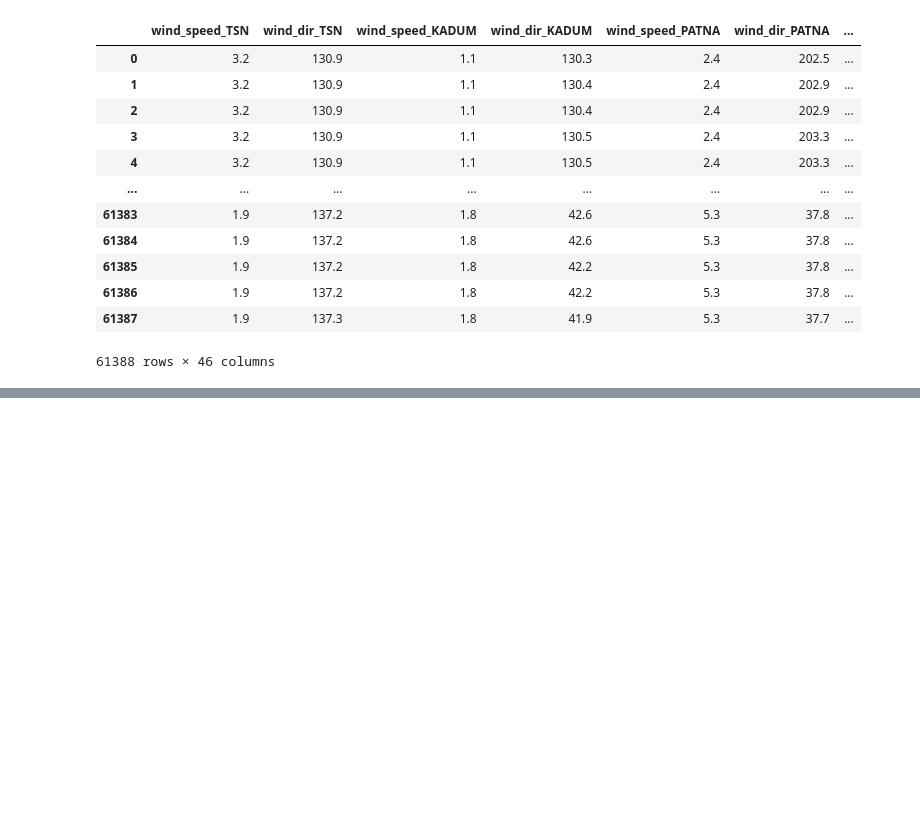
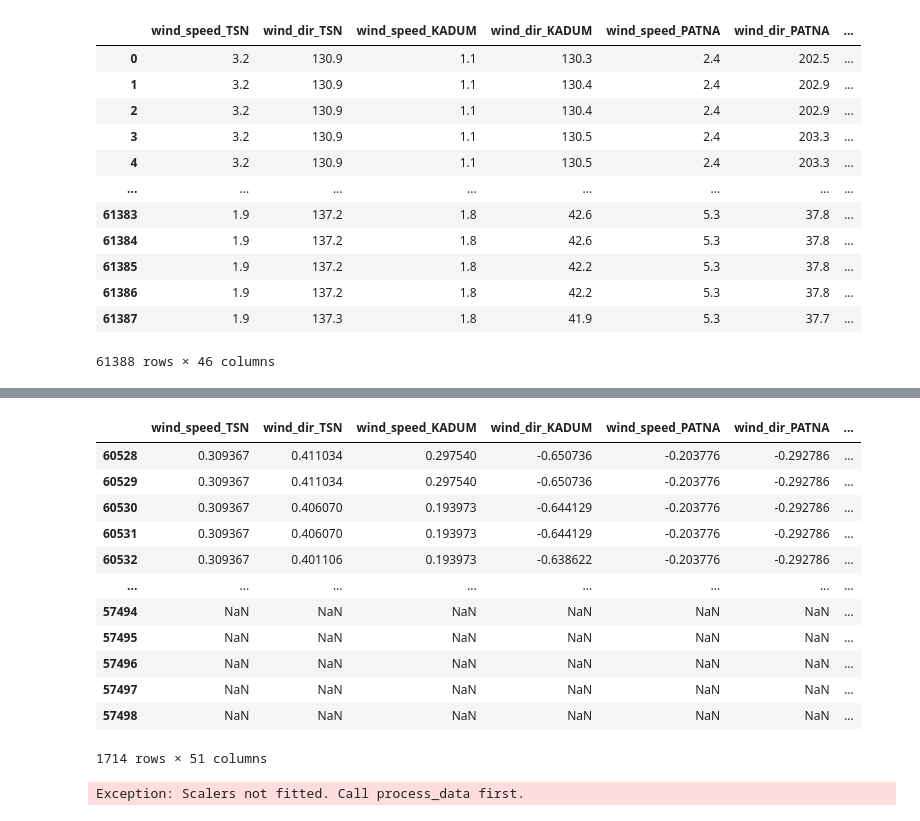
Before and after one commit to AnVuTrong/flight_prediction, a Jupyter notebook: notebook/data_preprocessing.ipynb, the cells around one changed output, grey strips where cells are left out. Drawn from its saved outputs; the diff is of its cells as text; code cells hidden in the pictures; blank space fills up the shorter version.

```diff
--- a/notebook/data_preprocessing.ipynb
+++ b/notebook/data_preprocessing.ipynb
@@ -166 +162,22 @@ decoded_df
+# %%
+processed_df[processed_df.isna().any(axis=1)]
+# %% [output]
+|  | wind_speed_TSN | wind_dir_TSN | wind_speed_KADUM | wind_dir_KADUM | wind_speed_PATNA | wind_dir_PATNA | ... |
+| 60528 | 0.309367 | 0.411034 | 0.297540 | -0.650736 | -0.203776 | -0.292786 | ... |
+| 60529 | 0.309367 | 0.411034 | 0.297540 | -0.650736 | -0.203776 | -0.292786 | ... |
+| 60530 | 0.309367 | 0.406070 | 0.193973 | -0.644129 | -0.203776 | -0.292786 | ... |
+| 60531 | 0.309367 | 0.406070 | 0.193973 | -0.644129 | -0.203776 | -0.292786 | ... |
+| 60532 | 0.309367 | 0.401106 | 0.193973 | -0.638622 | -0.203776 | -0.292786 | ... |
+| ... | ... | ... | ... | ... | ... | ... | ... |
+| 57494 | NaN | NaN | NaN | NaN | NaN | NaN | ... |
+| 57495 | NaN | NaN | NaN | NaN | NaN | NaN | ... |
+| 57496 | NaN | NaN | NaN | NaN | NaN | NaN | ... |
+| 57497 | NaN | NaN | NaN | NaN | NaN | NaN | ... |
+| 57498 | NaN | NaN | NaN | NaN | NaN | NaN | ... |
+1714 rows × 51 columns
+# %%
+decoded_df = fe.decode_features(processed_df.copy())
+decoded_df
+# %% [output]
+Exception: Scalers not fitted. Call process_data first.
 # %%
```
Also changed, not shown: parts of 23 cells of this notebook, 3 other files.
